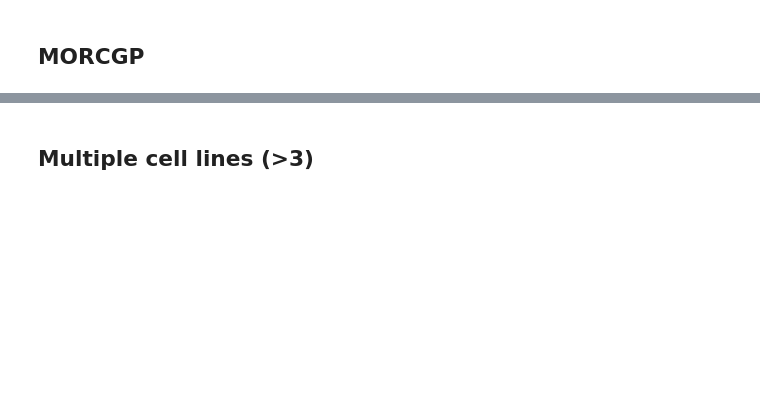
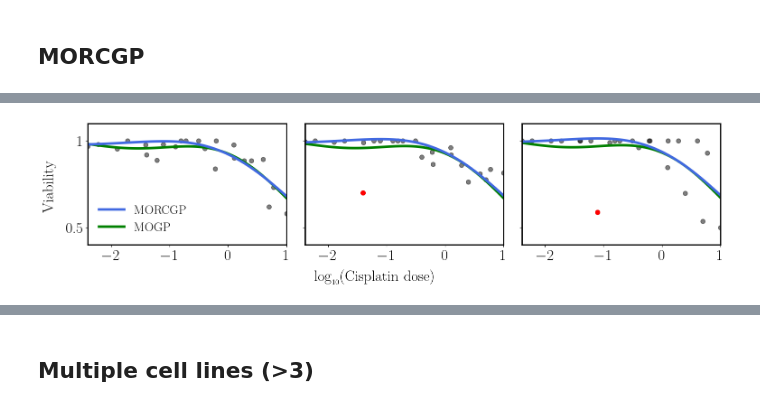
Before and after one commit to joshuarooijakkers/robust_conjugate_MOGP, a Jupyter notebook: experiments/cisplatin/cisplatin_MOGP.ipynb, the cells around one changed output, grey strips where cells are left out. Saved outputs shown, nothing was run; the diff lists cells and outputs as text; code cells hidden in the pictures; blank space fills up the shorter version.

Commit message:
Downward plot Cisplatin

```diff
--- a/experiments/cisplatin/cisplatin_MOGP.ipynb
+++ b/experiments/cisplatin/cisplatin_MOGP.ipynb
@@ -92,6 +106,13 @@ def generate_A(d, r=1, base_strength=1.0, noise_level=0.1, seed=None):
     return A
 # %% [markdown]
 ## MOGP
+# %%
+# Indices to set to NaN
+row_indices = [4, 7]
+col_indices = [1, 2]
+
+# Set the values to NaN
+Y[row_indices, col_indices] = np.nan
 # %%
 # Initialization
 n_outputs = len(list_cell_lines)
@@ -270,0 +309,50 @@ plt.show()
+# %%
+import matplotlib.pyplot as plt
+
+fig, axs = plt.subplots(1, 3, figsize=(16, 4))
+
+for i in range(3):
+    # Plot original data points
+    axs[i].plot(x.flatten(), Y[:, i], 'o', color='black', alpha=0.5, markersize=7)
+
+    # Plot model predictions
+    axs[i].plot(x_test.flatten(), mu_mogp[:, i], '-', color='green', label='MOGP')
+    axs[i].plot(x_test.flatten(), mu_morcgp[:, i], '-', color='royalblue', label='MORCGP')
+
+    # Set axis limits and ticks
+    axs[i].set_ylim([0.4, 1.1])
+    axs[i].set_xlim([x[0], x[-1]])
+    axs[i].set_yticks([0.5, 1])
+
+    # Configure labels and legend for first subplot
+    if i == 0:
+        axs[i].set_yticklabels(['0.5', '1'])
+        handles, labels = axs[i].get_legend_handles_labels()
+        legend = axs[i].legend(handles[::-1], labels[::-1], loc='lower left', frameon=True)
+        frame = legend.get_frame()
+        frame.set_facecolor('white')
+        frame.set_edgecolor('white')
+        frame.set_alpha(1.0)
+    else:
+        axs[i].set_yticklabels([])
+
+# Make spines thicker
+for ax in axs:
+    for spine in ax.spines.values():
+        spine.set_linewidth(2)
+
+# Highlight specific red data points
+axs[1].plot(x.flatten()[4], Y[4, 1], 'o', color='red', markersize=7)
+axs[2].plot(x.flatten()[7], Y[7, 2], 'o', color='red', markersize=7)
+
+# Axis labels
+fig.text(0.5, 0.04, r'$\log_{\scriptscriptstyle 10}(\textrm{Cisplatin dose})$', ha='center', fontsize=24)
+fig.text(0.04, 0.56, 'Viability', va='center', rotation='vertical', fontsize=24)
+
+plt.tight_layout(rect=[0.05, 0.05, 1, 1])
+plt.show()
+
+# Optional save
+# fig.savefig("./cisplatin_MOGP.pdf", format='pdf', bbox_inches='tight')
+# %% [output]
+[figure, added]
```
Also changed, not shown: parts of 7 cells of this notebook, 2 other files.
